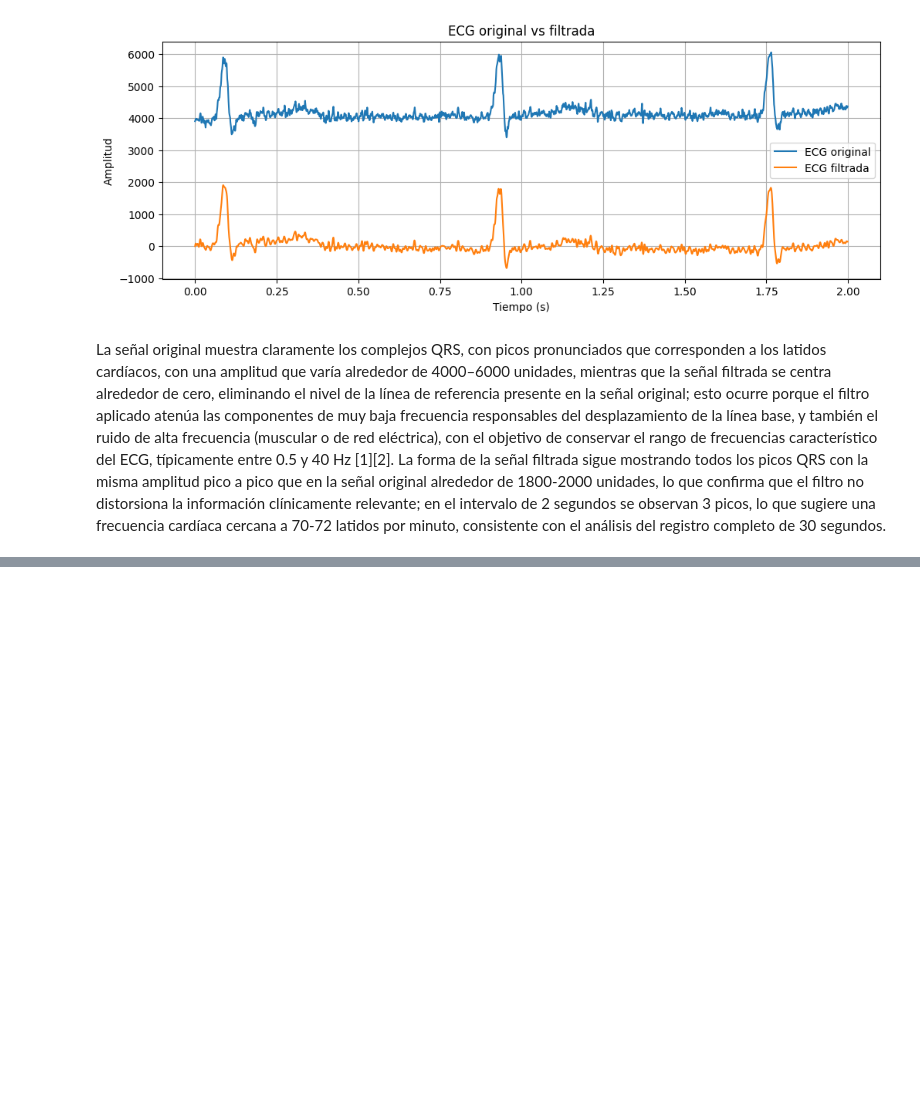
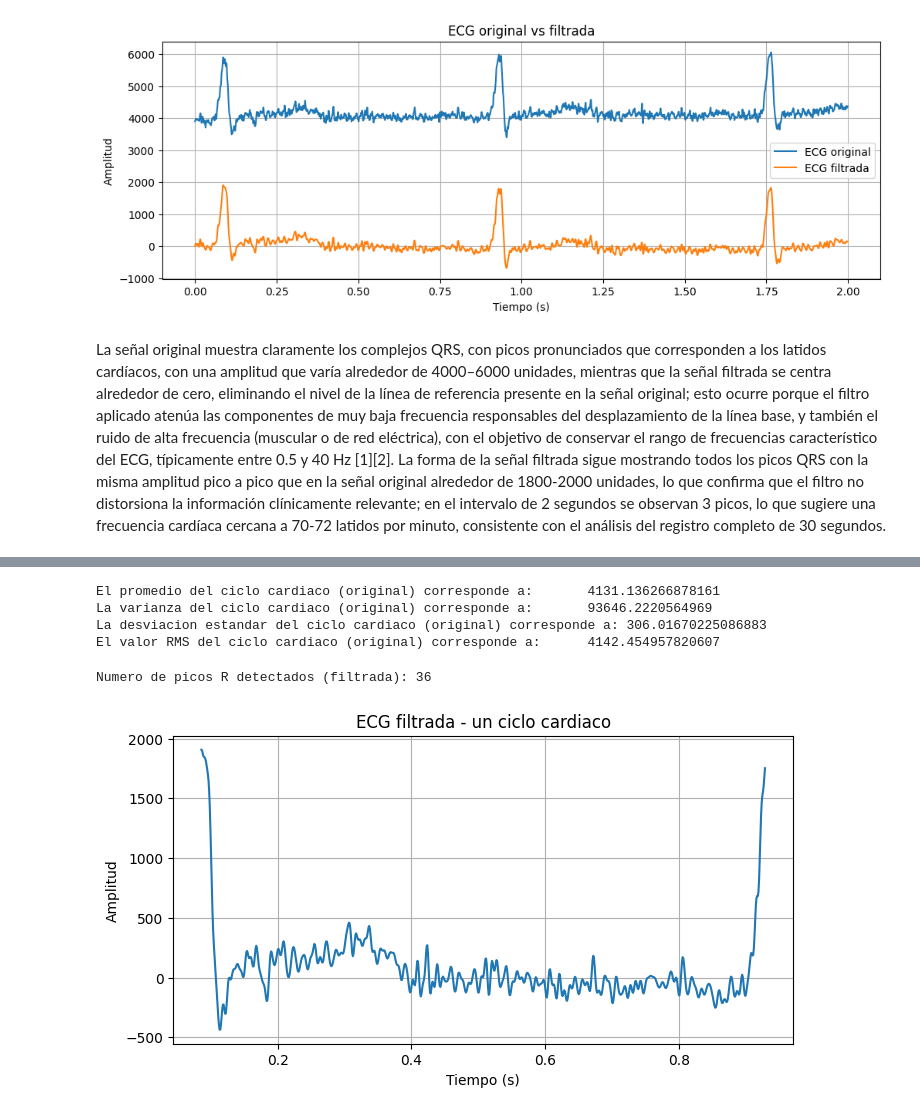
Before and after one commit to Juliana051319/Laboratorio_Biosenales_V4-6pm, a Jupyter notebook: práctica2/parte1.ipynb, the cells around one changed output, grey strips where cells are left out. Saved outputs shown, nothing was run; the diff lists cells and outputs as text; code cells hidden in the pictures; blank space fills up the shorter version.

```diff
--- a/práctica2/parte1.ipynb
+++ b/práctica2/parte1.ipynb
@@ -117,0 +140,33 @@ La señal original muestra claramente los complejos QRS, con picos pronunciados
+# %%
+media_o = np.mean(ciclo_o)
+varianza_o = np.var(ciclo_o)
+desv_o = np.std(ciclo_o)
+rms_o = rms(ciclo_o)
+
+print("El promedio del ciclo cardiaco (original) corresponde a:      ", media_o)
+print("La varianza del ciclo cardiaco (original) corresponde a:      ", varianza_o)
+print("La desviacion estandar del ciclo cardiaco (original) corresponde a:", desv_o)
+print("El valor RMS del ciclo cardiaco (original) corresponde a:     ", rms_o)
+# %% [output]
+El promedio del ciclo cardiaco (original) corresponde a:       4131.136266878161
+La varianza del ciclo cardiaco (original) corresponde a:       93646.2220564969
+La desviacion estandar del ciclo cardiaco (original) corresponde a: 306.01670225086883
+El valor RMS del ciclo cardiaco (original) corresponde a:      4142.454957820607
+# %%
+# Senal filtrada
+peaks_f, _ = find_peaks(ecg_filtrada, distance=int(0.6*fs))
+print("Numero de picos R detectados (filtrada):", len(peaks_f))
+
+ciclo_f = ecg_filtrada[peaks_f[0]:peaks_f[1]]
+tiempo_ciclo_f = tiempo[peaks_f[0]:peaks_f[1]]
+
+plt.figure(figsize=(8, 4))
+plt.plot(tiempo_ciclo_f, ciclo_f, color='tab:blue')
+plt.xlabel("Tiempo (s)")
+plt.ylabel("Amplitud")
+plt.title("ECG filtrada - un ciclo cardiaco")
+plt.grid(True)
+plt.show()
+# %% [output]
+Numero de picos R detectados (filtrada): 36
+[figure, added]
```
Also changed, not shown: parts of 6 cells of this notebook.
